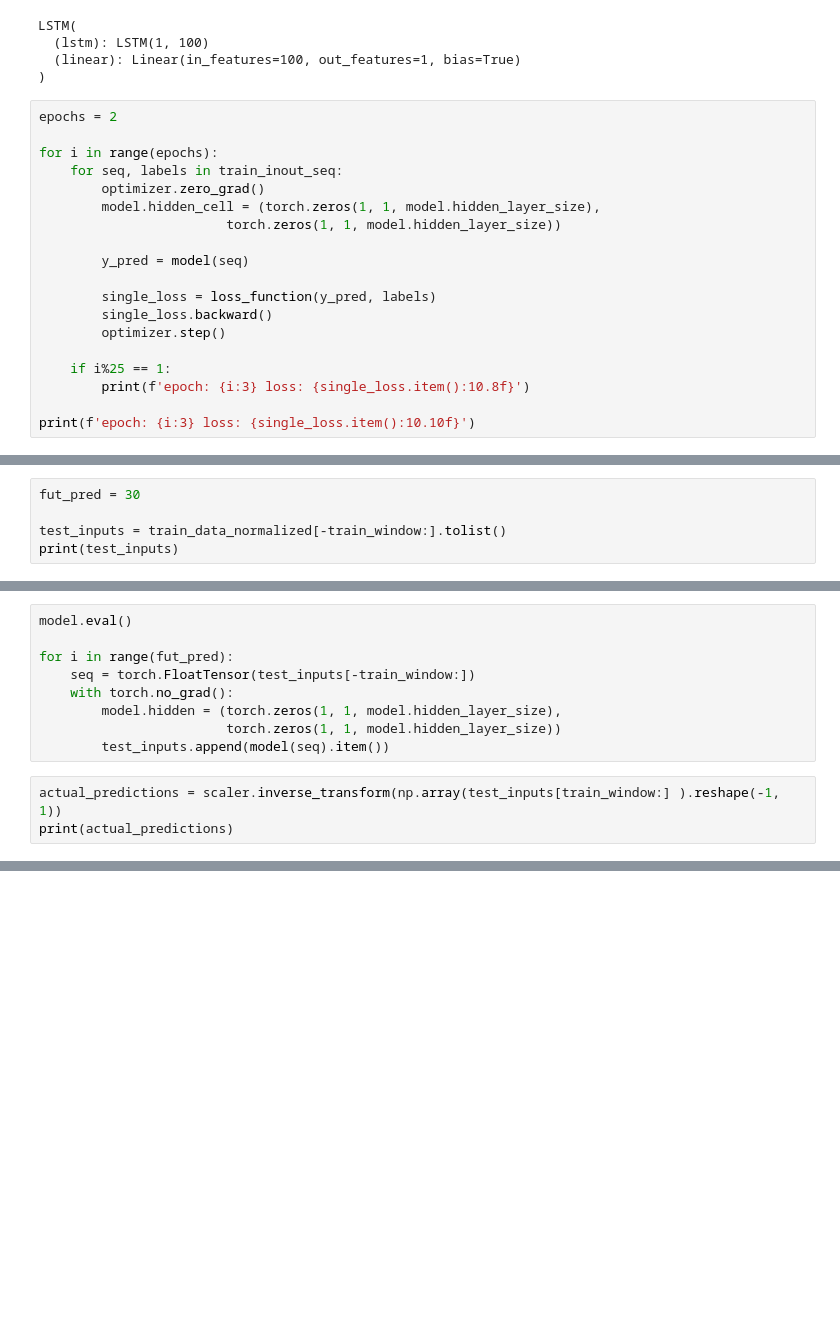
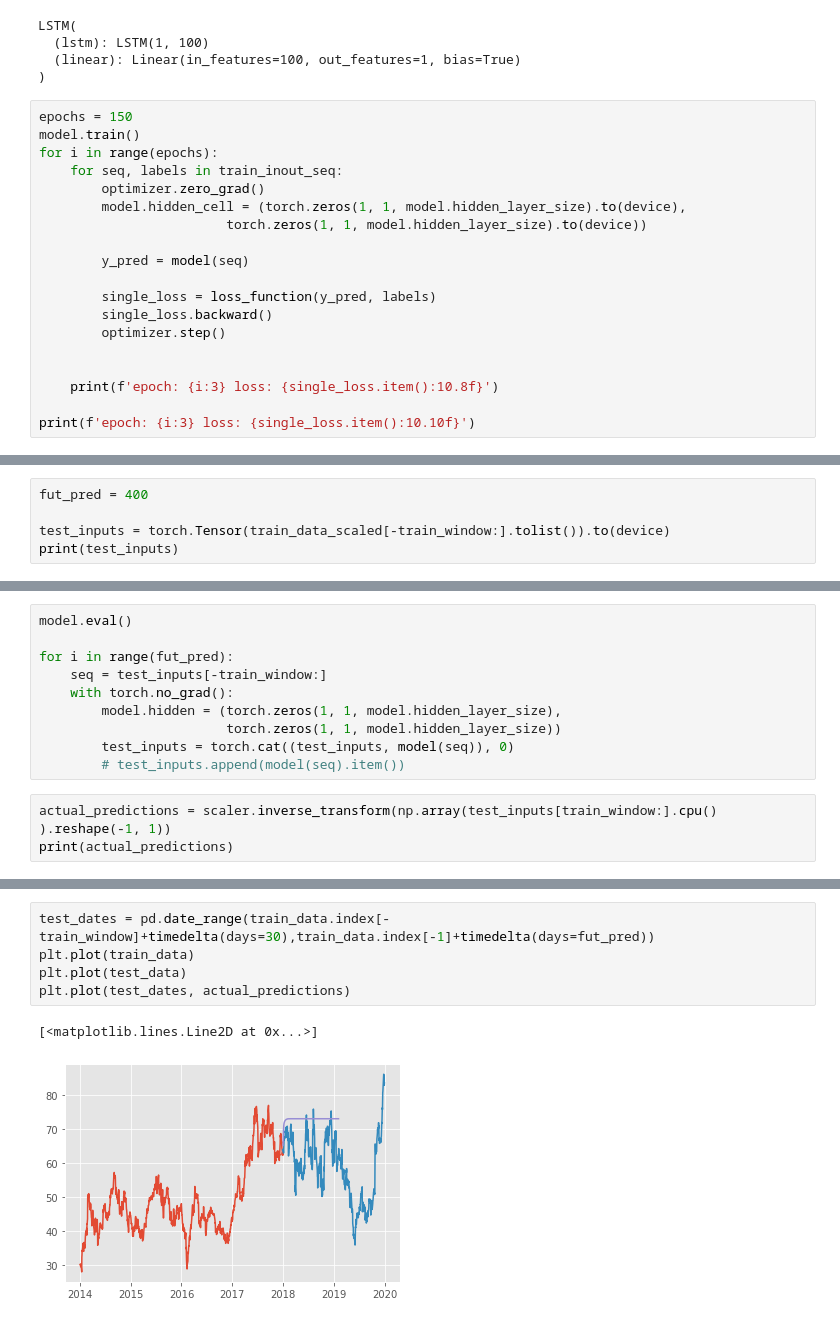
Before and after one commit to Nikhil-Khetani/Tesla-Stock-Price-Predictor, a Jupyter notebook: pytorch_notebook.ipynb, the cells around one changed output, grey strips where cells are left out. Cells and saved outputs as stored; diff of their text form; blank space fills up the shorter version.

```diff
--- a/pytorch_notebook.ipynb
+++ b/pytorch_notebook.ipynb
@@ -195,13 +202,13 @@ LSTM(
   (linear): Linear(in_features=100, out_features=1, bias=True)
 )
 # %%
-epochs = 2
-
+epochs = 150
+model.train()
 for i in range(epochs):
     for seq, labels in train_inout_seq:
         optimizer.zero_grad()
-        model.hidden_cell = (torch.zeros(1, 1, model.hidden_layer_size),
-                        torch.zeros(1, 1, model.hidden_layer_size))
+        model.hidden_cell = (torch.zeros(1, 1, model.hidden_layer_size).to(device),
+                        torch.zeros(1, 1, model.hidden_layer_size).to(device))
 
         y_pred = model(seq)
 
@@ -209,8 +216,8 @@ for i in range(epochs):
         single_loss.backward()
         optimizer.step()
 
-    if i%25 == 1:
-        print(f'epoch: {i:3} loss: {single_loss.item():10.8f}')
+
+    print(f'epoch: {i:3} loss: {single_loss.item():10.8f}')
 
 print(f'epoch: {i:3} loss: {single_loss.item():10.10f}')
 # %% [output]
@@ -219,5 +241,5 @@ epoch:   1 loss: 0.0006155754
 # %%
-fut_pred = 30
+fut_pred = 400
 
-test_inputs = train_data_normalized[-train_window:].tolist()
+test_inputs = torch.Tensor(train_data_scaled[-train_window:].tolist()).to(device)
 print(test_inputs)
@@ -225,11 +252,12 @@ print(test_inputs)
 model.eval()
 
 for i in range(fut_pred):
-    seq = torch.FloatTensor(test_inputs[-train_window:])
+    seq = test_inputs[-train_window:]
     with torch.no_grad():
         model.hidden = (torch.zeros(1, 1, model.hidden_layer_size),
                         torch.zeros(1, 1, model.hidden_layer_size))
-        test_inputs.append(model(seq).item())
+        test_inputs = torch.cat((test_inputs, model(seq)), 0)
+        # test_inputs.append(model(seq).item())
 # %%
-actual_predictions = scaler.inverse_transform(np.array(test_inputs[train_window:] ).reshape(-1, 1))
+actual_predictions = scaler.inverse_transform(np.array(test_inputs[train_window:].cpu() ).reshape(-1, 1))
 print(actual_predictions)
@@ -235,0 +282,8 @@ print(actual_predictions)
+# %%
+test_dates = pd.date_range(train_data.index[-train_window]+timedelta(days=30),train_data.index[-1]+timedelta(days=fut_pred))
+plt.plot(train_data)
+plt.plot(test_data)
+plt.plot(test_dates, actual_predictions)
+# %% [output]
+[<matplotlib.lines.Line2D at 0x...>]
+[figure, added]
```
Also changed, not shown: parts of 11 cells of this notebook.
